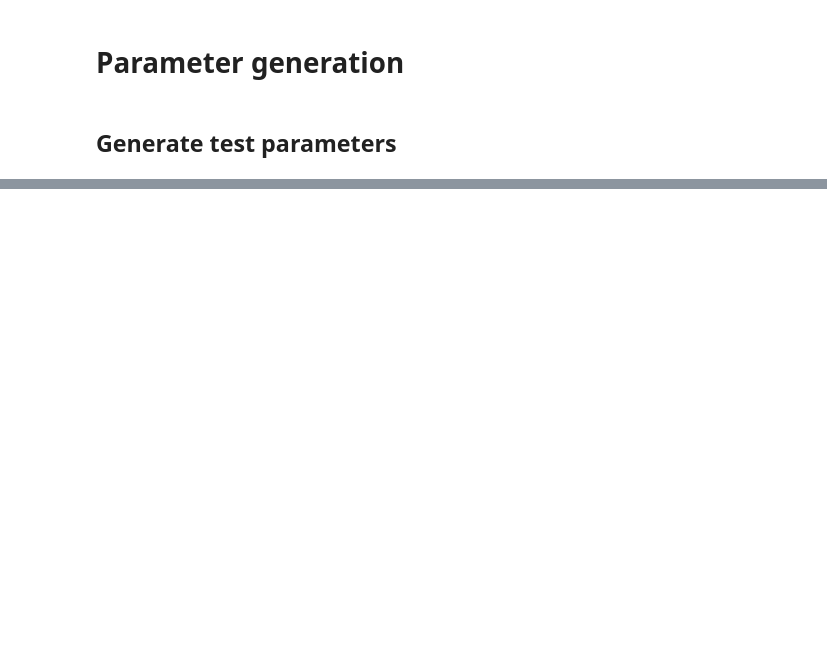
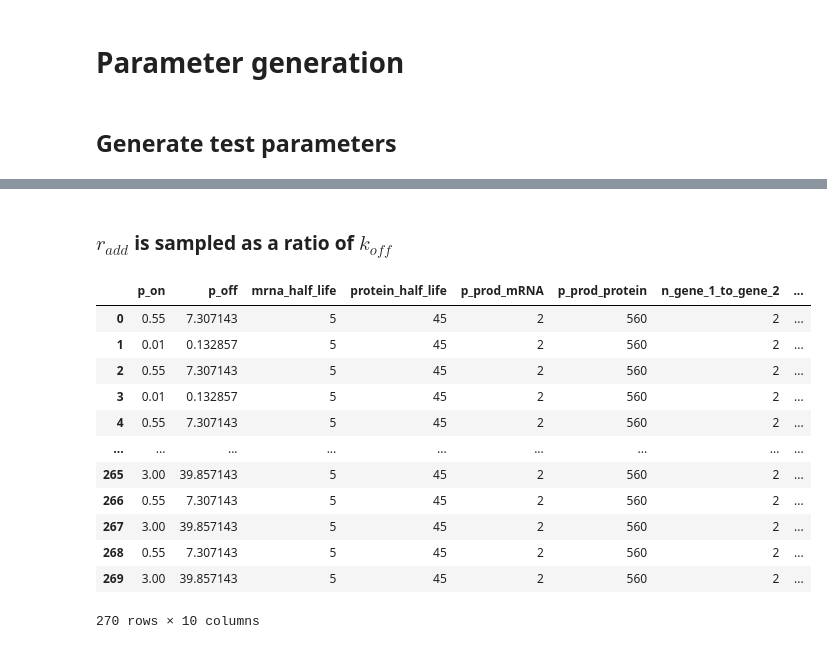
Before and after one commit to Keerthana910234/grnInference, a Jupyter notebook: simulation_scripts/gillespie_simulation/parameter_generation_for_simulation.ipynb, the cells around one changed output, grey strips where cells are left out. Drawn from its saved outputs; the diff is of its cells as text; code cells hidden in the pictures; blank space fills up the shorter version.

```diff
--- a/simulation_scripts/gillespie_simulation/parameter_generation_for_simulation.ipynb
+++ b/simulation_scripts/gillespie_simulation/parameter_generation_for_simulation.ipynb
@@ -223,0 +319,2 @@ df.to_csv("/home/mzo5929/Keerthana/grnInference/simulation_data/gillespie_simula
+# %% [markdown]
+### $r_{add}$ is sampled as a ratio of $k_{off}$
@@ -223,0 +379,16 @@ df.to_csv("/home/mzo5929/Keerthana/grnInference/simulation_data/gillespie_simula
+# %%
+df
+# %% [output]
+|  | p_on | p_off | mrna_half_life | protein_half_life | p_prod_mRNA | p_prod_protein | n_gene_1_to_gene_2 | ... |
+| 0 | 0.55 | 7.307143 | 5 | 45 | 2 | 560 | 2 | ... |
+| 1 | 0.01 | 0.132857 | 5 | 45 | 2 | 560 | 2 | ... |
+| 2 | 0.55 | 7.307143 | 5 | 45 | 2 | 560 | 2 | ... |
+| 3 | 0.01 | 0.132857 | 5 | 45 | 2 | 560 | 2 | ... |
+| 4 | 0.55 | 7.307143 | 5 | 45 | 2 | 560 | 2 | ... |
+| ... | ... | ... | ... | ... | ... | ... | ... | ... |
+| 265 | 3.00 | 39.857143 | 5 | 45 | 2 | 560 | 2 | ... |
+| 266 | 0.55 | 7.307143 | 5 | 45 | 2 | 560 | 2 | ... |
+| 267 | 3.00 | 39.857143 | 5 | 45 | 2 | 560 | 2 | ... |
+| 268 | 0.55 | 7.307143 | 5 | 45 | 2 | 560 | 2 | ... |
+| 269 | 3.00 | 39.857143 | 5 | 45 | 2 | 560 | 2 | ... |
+270 rows × 10 columns
```
Also changed, not shown: parts of 10 cells of this notebook, 23 other files.
